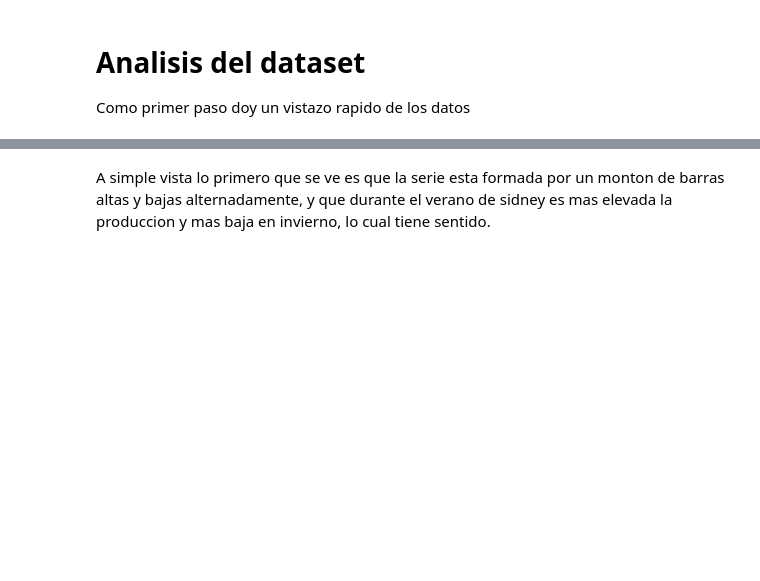
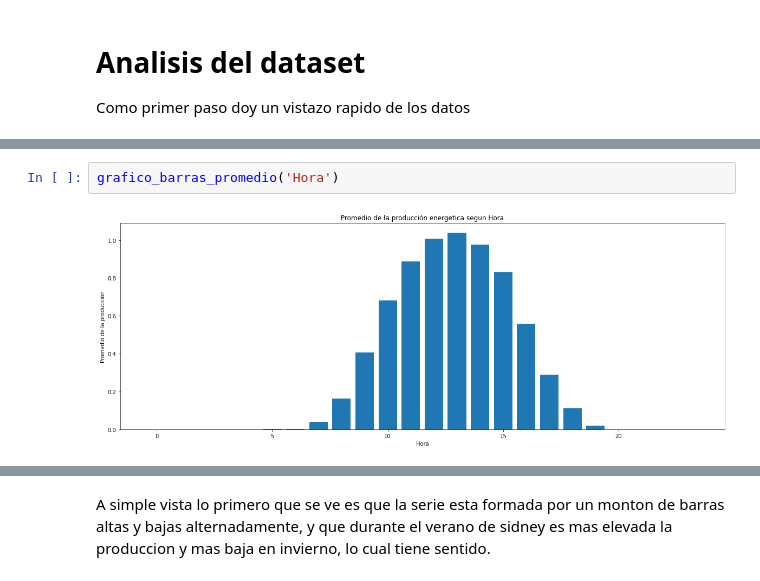
Before and after one commit to PabloSGomez50/humai-solar-panels, a Jupyter notebook: join_dataframe.ipynb, the cells around one changed output, grey strips where cells are left out. Drawn from its saved outputs; the diff is of its cells as text; blank space fills up the shorter version.

```diff
--- a/join_dataframe.ipynb
+++ b/join_dataframe.ipynb
@@ -97,0 +157,4 @@ See the caveats in the documentation: https://pandas.pydata.org/pandas-docs/stab
+# %%
+grafico_barras_promedio('Hora')
+# %% [output]
+[figure, added]
```
Also changed, not shown: parts of 40 cells of this notebook.
